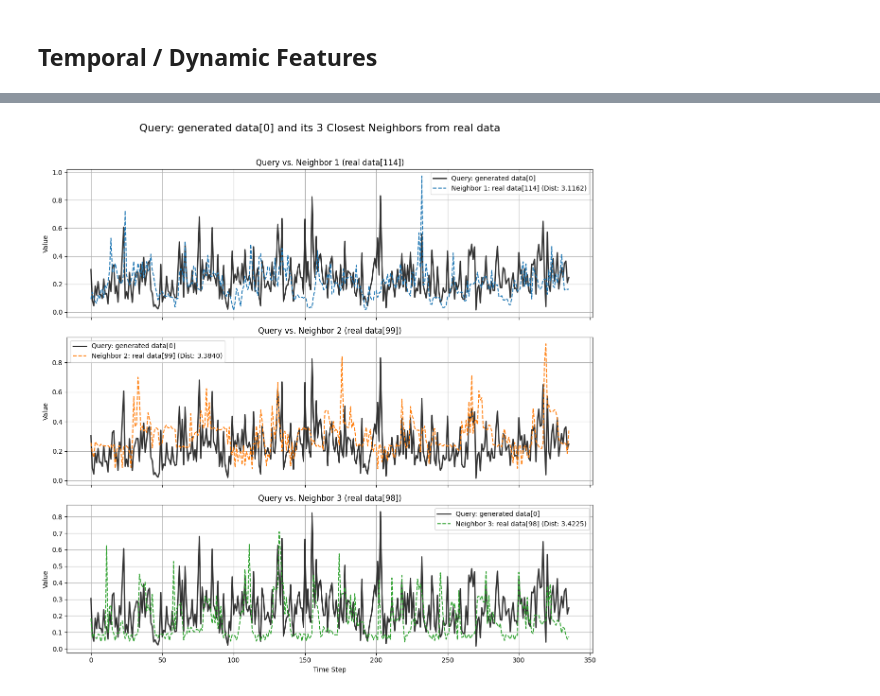
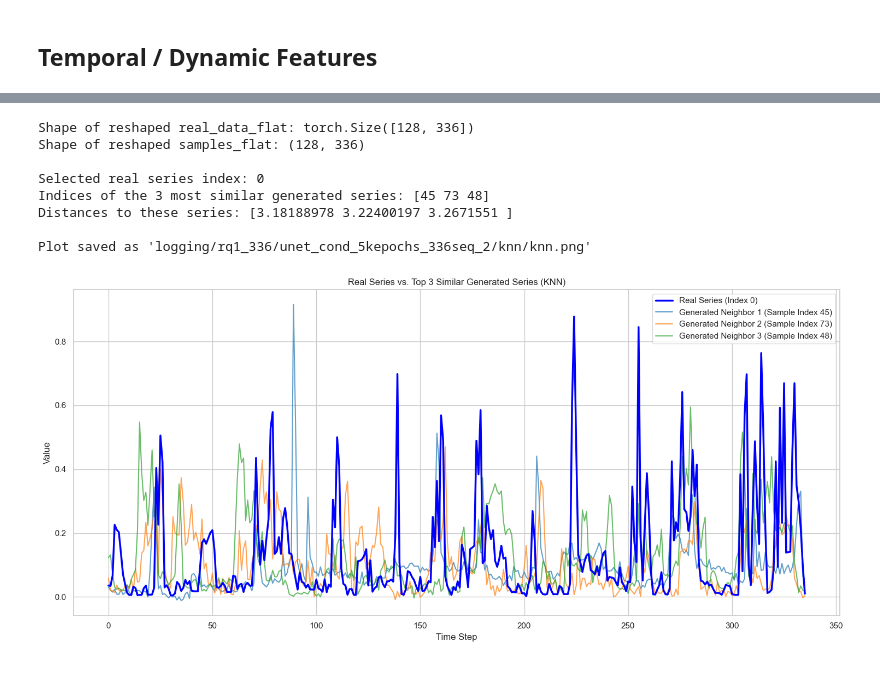
Before and after one commit to 4rn3/Thesis, a Jupyter notebook: src/1D_unet_cond_experiments.ipynb, the cells around one changed output, grey strips where cells are left out. Drawn from its saved outputs; the diff is of its cells as text; code cells hidden in the pictures.

Commit message:
Most recent version

```diff
--- a/src/1D_unet_cond_experiments.ipynb
+++ b/src/1D_unet_cond_experiments.ipynb
@@ -377,13 +373,18 @@ Time series 1 from Generated data:
-# %%
-query_index_to_plot = 0
-plot_knn_ts(
-    query_idx_in_sample1=query_index_to_plot,
-    original_sample1=samples,
-    original_sample2=real_data_test,
-    neighbor_indices_in_sample2=indices[query_index_to_plot],
-    k_neighbors=k_neighbors_to_find,
-    neighbor_distances=distances[query_index_to_plot],
-    save_path=os.path.join(logging_dir, "knn/", f"knn.png")
-)
-# %% [output]
-[figure, removed]
+# %%
+distances_found, indices_found = find_and_plot_similar_timeseries(
+        real_data_all=real_data_test,
+        samples_all=samples,
+        real_series_idx_to_plot=0,
+        n_neighbors_to_find=3,
+        plot_filename=os.path.join(logging_dir, "knn/", f"knn.png")
+    )
+# %% [output]
+Shape of reshaped real_data_flat: torch.Size([128, 336])
+Shape of reshaped samples_flat: (128, 336)
+
+Selected real series index: 0
+Indices of the 3 most similar generated series: [45 73 48]
+Distances to these series: [3.18188978 3.22400197 3.2671551 ]
+
+Plot saved as 'logging/rq1_336/unet_cond_5kepochs_336seq_2/knn/knn.png'
+[figure, added]
```
Also changed, not shown: parts of 11 cells of this notebook, 1 other file.
